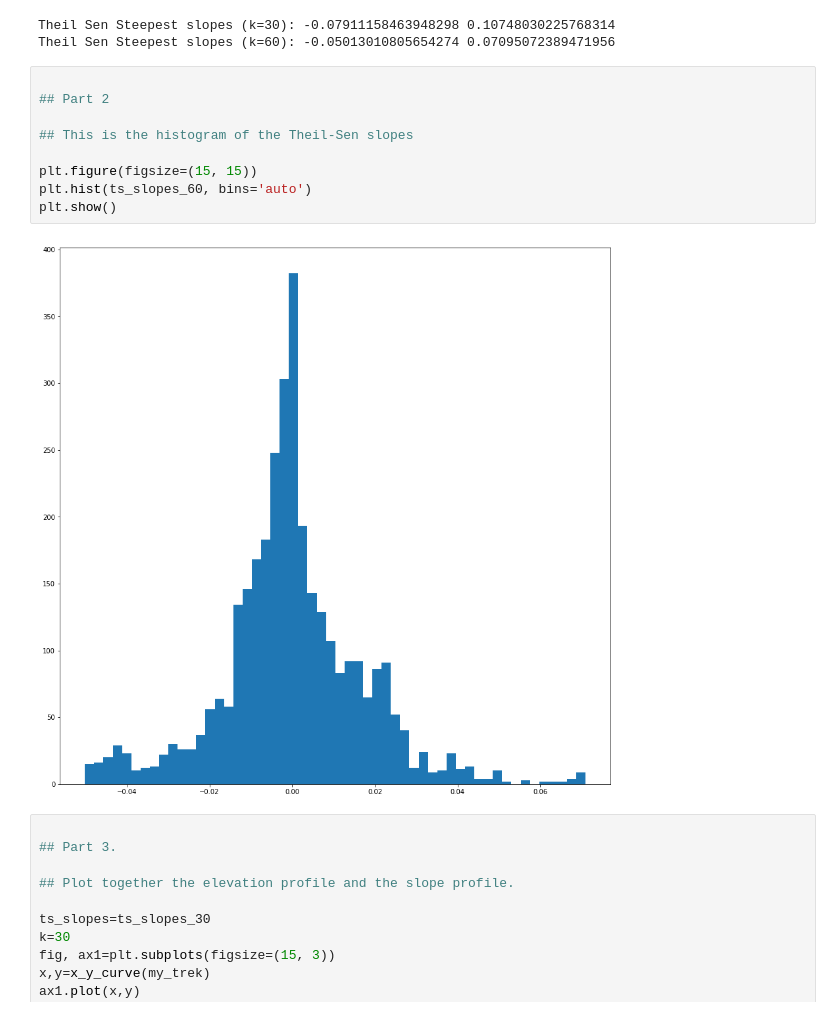
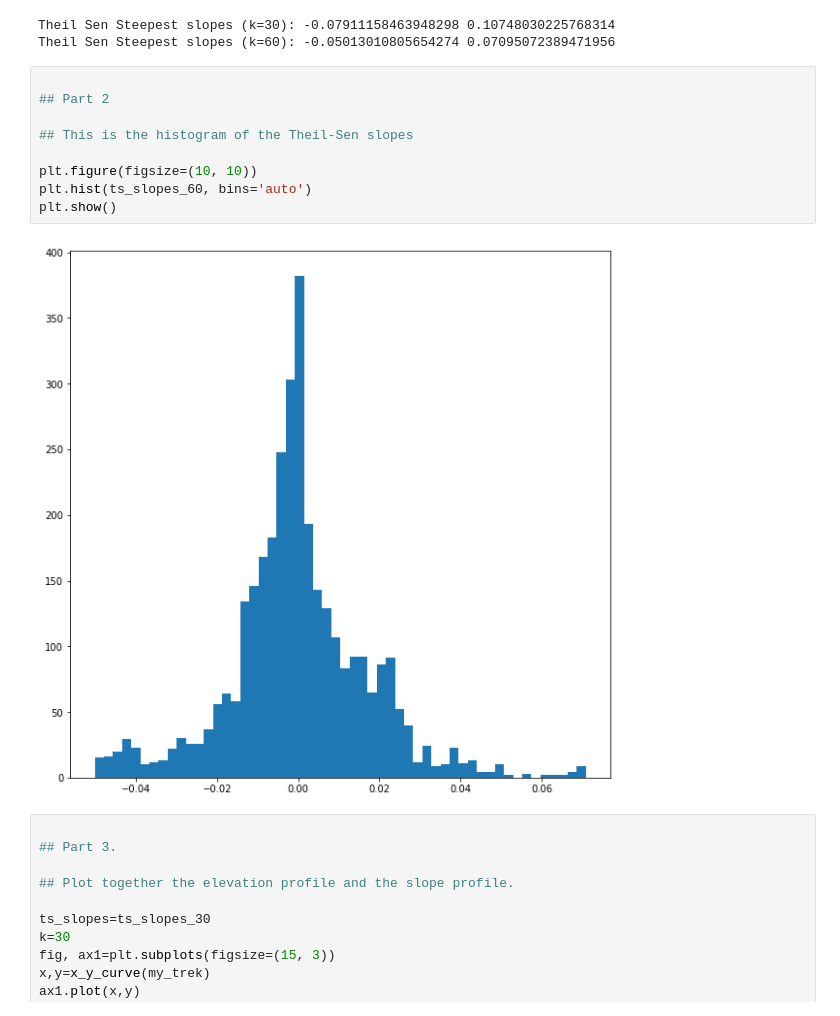
Before and after one commit to JuanManuelHuerta/GPX_stats, a Jupyter notebook: GPX_Analysis.ipynb, the cells around one changed output. Drawn from its saved outputs; the diff is of its cells as text.

```diff
--- a/GPX_Analysis.ipynb
+++ b/GPX_Analysis.ipynb
@@ -140,14 +140,14 @@ Theil Sen Steepest slopes (k=60): -0.05013010805654274 0.07095072389471956
 # %%
 
 ## Part 2
 
 ## This is the histogram of the Theil-Sen slopes
 
-plt.figure(figsize=(15, 15))
+plt.figure(figsize=(10, 10))
 plt.hist(ts_slopes_60, bins='auto')
 plt.show()
 # %% [output]
-[figure, old version]
+[figure, new version]
 # %%
 
 ## Part 3.
```
Also changed, not shown: parts of 1 cell of this notebook.
